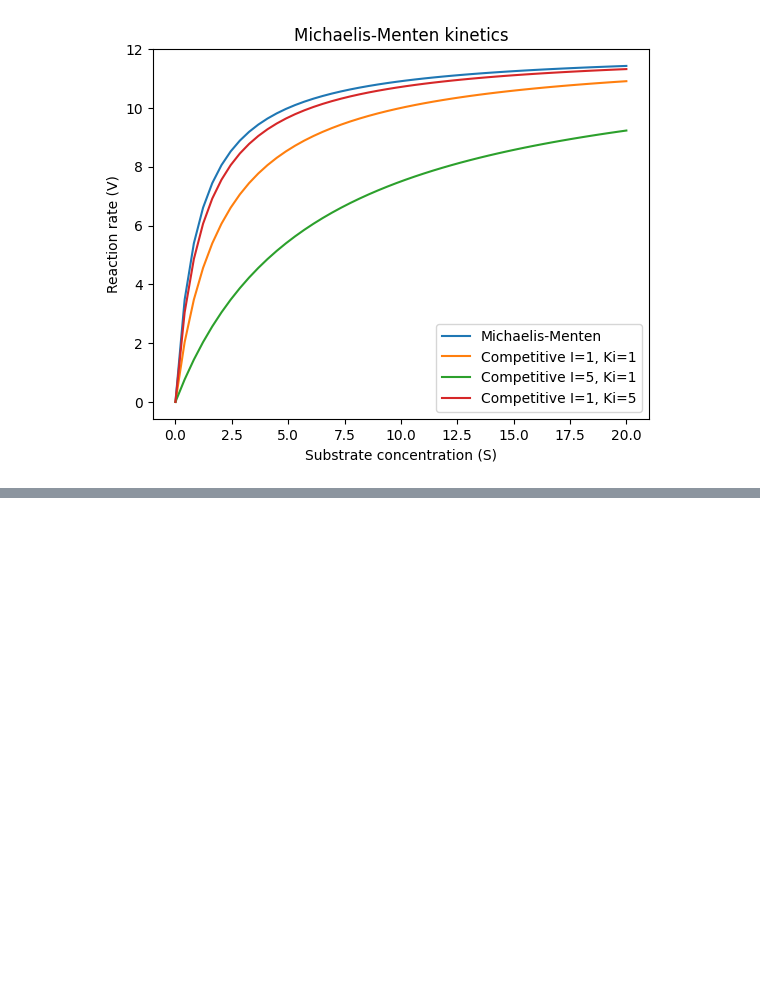
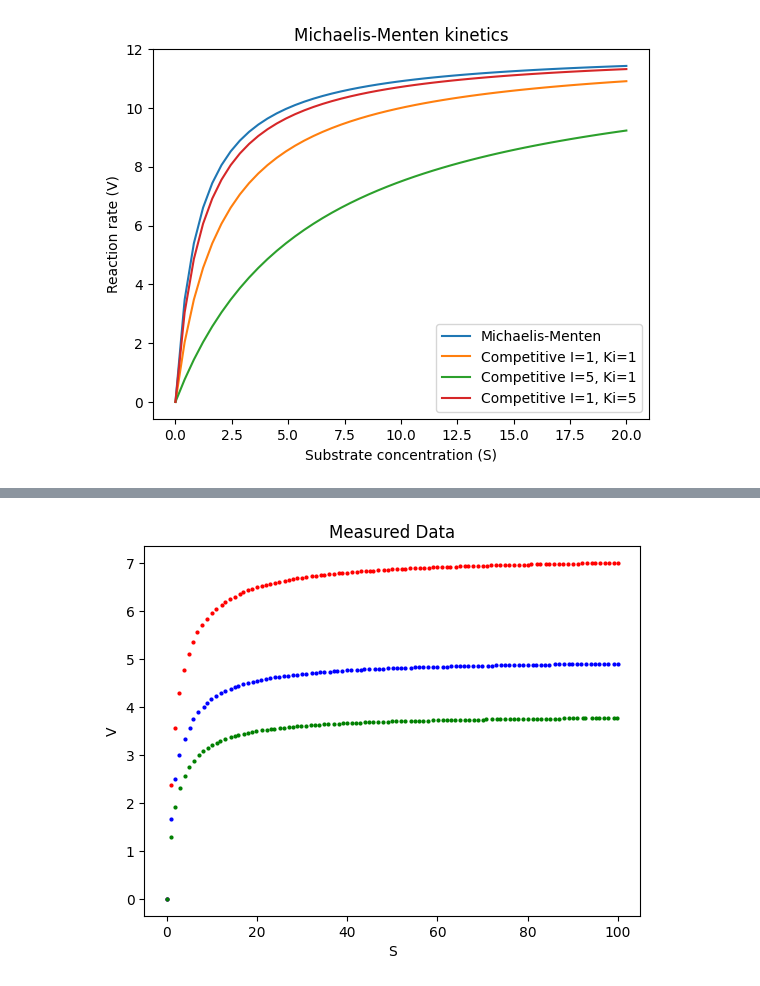
Before and after one commit to sachagijsbers/comp_bio, a Jupyter notebook: lawofmass.ipynb, the cells around one changed output, grey strips where cells are left out. Drawn from its saved outputs; the diff is of its cells as text; code cells hidden in the pictures; blank space fills up the shorter version.

```diff
--- a/lawofmass.ipynb
+++ b/lawofmass.ipynb
@@ -228,0 +260,14 @@ plt.show()
+# %%
+DataI2 = pd.read_csv('Data/DataI2.csv', header=None, names = ["S", "V"])
+DataI5 = pd.read_csv('Data/DataI5.csv', header=None, names = ["S", "V"])
+DataI8 = pd.read_csv('Data/DataI8.csv', header=None, names = ["S", "V"])
+
+plt.plot(DataI2['S'], DataI2['V'], 'ro', markersize=2)
+plt.plot(DataI5['S'], DataI5['V'], 'bo', markersize=2)
+plt.plot(DataI8['S'], DataI8['V'], 'go', markersize=2)
+plt.xlabel('S')
+plt.ylabel('V')
+plt.title('Measured Data')
+plt.show()
+# %% [output]
+[figure, added]
```
Also changed, not shown: parts of 5 cells of this notebook.
